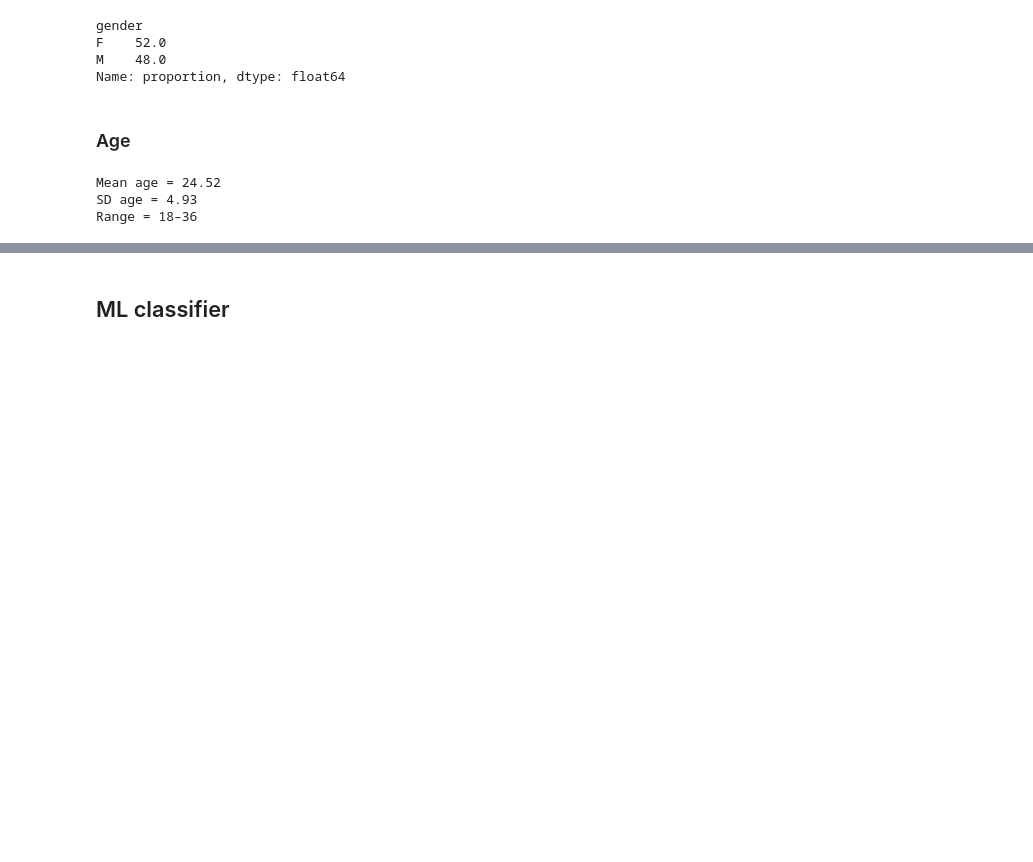
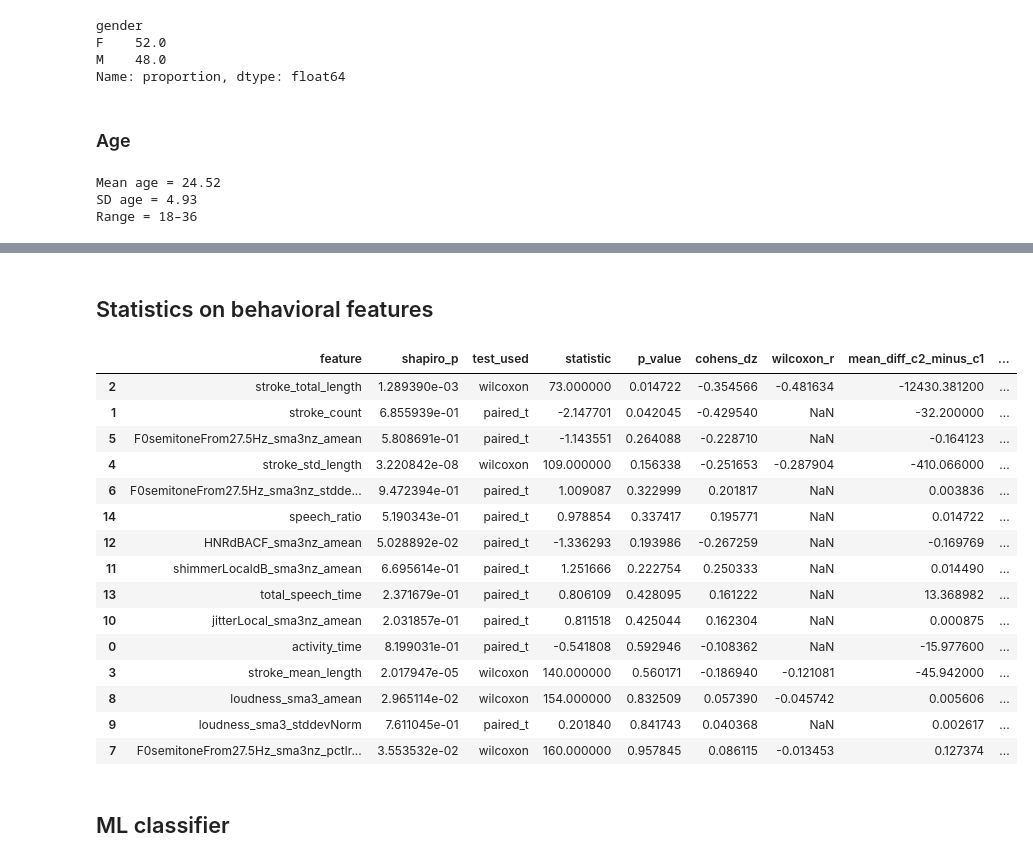
Before and after one commit to SARAI-Lab-KIT/draw_my_life_study_1, a Jupyter notebook: features_analysis_code/features_analysis_code.ipynb, the cells around one changed output, grey strips where cells are left out. Cells and saved outputs as stored; diff of their text form; code cells hidden in the pictures; blank space fills up the shorter version.

```diff
--- a/features_analysis_code/features_analysis_code.ipynb
+++ b/features_analysis_code/features_analysis_code.ipynb
@@ -86,15 +107,35 @@ def paired_test(df, variable, alternative, alpha=0.05):
 
     diff = df_paired[2] - df_paired[1]   # condition 2 minus condition 1
 
+    mean_c1 = np.mean(df_paired[1])
+    mean_c2 = np.mean(df_paired[2])
+    mean_diff = np.mean(diff)
+    sd_diff = np.std(diff, ddof=1)
+
+    # Cohen's dz
+    cohens_dz = mean_diff / sd_diff if sd_diff != 0 else np.nan
+
+    # 95% CI for mean difference
+    n = len(diff)
+    se_diff = sd_diff / np.sqrt(n)
+    t_crit = scipy.stats.t.ppf(0.975, df=n-1)
+    ci_low = mean_diff - t_crit * se_diff
+    ci_high = mean_diff + t_crit * se_diff
+
     # Normality test
     shapiro_stat, shapiro_p = scipy.stats.shapiro(diff)
 
     print(f"\n=== {variable} ===")
+    print(f"Mean C1 = {mean_c1:.3f}")
+    print(f"Mean C2 = {mean_c2:.3f}")
+    print(f"Mean difference (C2 - C1) = {mean_diff:.3f}")
+    print(f"95% CI of difference = [{ci_low:.3f}, {ci_high:.3f}]")
+    print(f"Cohen's dz = {cohens_dz:.3f}")
     print(f"Shapiro p = {shapiro_p:.4f}")
 
     if shapiro_p > alpha:
         print("Normality met → Paired t-test")
-        stat, p = scipy.stats.ttest_rel(df_paired[2], df_paired[1])
+        stat, p = scipy.stats.ttest_rel(df_paired[2], df_paired[1], alternative=alternative)
     else:
         print("Normality violated → Wilcoxon test")
         stat, p = scipy.stats.wilcoxon(df_paired[2], df_paired[1], alternative=alternative)
@@ -133,0 +191,2 @@ Conclusion: revealing_personal_information is significantly higher in Condition
+# %% [markdown]
+## Statistics on behavioral features
@@ -134,2 +238,41 @@ Conclusion: revealing_personal_information is significantly higher in Condition
+# %%
+# Run test on all behavioral features
+exclude_columns = ["participant_id", "condition", "gender", "age", "perceived_topic_intimacy", "personal_discomfort", "revealing_personal_information"]
+feature_columns = [col for col in features_df.columns if col not in exclude_columns]
+
+results = []
+
+for feature in feature_columns:
+    result = paired_test(features_df, feature, alternative="two-sided")
+    results.append(result)
+
+results_df = pd.DataFrame(results)
+# %%
+# Apply FDR Correction (False Discovery Rate, Benjamini–Hochberg)
+reject, pvals_corrected, _, _ = multipletests(results_df["p_value"], alpha=0.05, method="fdr_bh")
+
+results_df["p_fdr"] = pvals_corrected
+results_df["significant_fdr"] = reject
+results_df = results_df.sort_values("p_fdr")
+results_df["direction"] = np.where(results_df["mean_diff_c2_minus_c1"] > 0, "higher_in_c2", "lower_in_c2")
+
+results_df
+# %% [output]
+|  | feature | shapiro_p | test_used | statistic | p_value | cohens_dz | wilcoxon_r | mean_diff_c2_minus_c1 | ... |
+| 2 | stroke_total_length | 1.289390e-03 | wilcoxon | 73.000000 | 0.014722 | -0.354566 | -0.481634 | -12430.381200 | ... |
+| 1 | stroke_count | 6.855939e-01 | paired_t | -2.147701 | 0.042045 | -0.429540 | NaN | -32.200000 | ... |
+| 5 | F0semitoneFrom27.5Hz_sma3nz_amean | 5.808691e-01 | paired_t | -1.143551 | 0.264088 | -0.228710 | NaN | -0.164123 | ... |
+| 4 | stroke_std_length | 3.220842e-08 | wilcoxon | 109.000000 | 0.156338 | -0.251653 | -0.287904 | -410.066000 | ... |
+| 6 | F0semitoneFrom27.5Hz_sma3nz_stdde... | 9.472394e-01 | paired_t | 1.009087 | 0.322999 | 0.201817 | NaN | 0.003836 | ... |
+| 14 | speech_ratio | 5.190343e-01 | paired_t | 0.978854 | 0.337417 | 0.195771 | NaN | 0.014722 | ... |
+| 12 | HNRdBACF_sma3nz_amean | 5.028892e-02 | paired_t | -1.336293 | 0.193986 | -0.267259 | NaN | -0.169769 | ... |
+| 11 | shimmerLocaldB_sma3nz_amean | 6.695614e-01 | paired_t | 1.251666 | 0.222754 | 0.250333 | NaN | 0.014490 | ... |
+| 13 | total_speech_time | 2.371679e-01 | paired_t | 0.806109 | 0.428095 | 0.161222 | NaN | 13.368982 | ... |
+| 10 | jitterLocal_sma3nz_amean | 2.031857e-01 | paired_t | 0.811518 | 0.425044 | 0.162304 | NaN | 0.000875 | ... |
+| 0 | activity_time | 8.199031e-01 | paired_t | -0.541808 | 0.592946 | -0.108362 | NaN | -15.977600 | ... |
+| 3 | stroke_mean_length | 2.017947e-05 | wilcoxon | 140.000000 | 0.560171 | -0.186940 | -0.121081 | -45.942000 | ... |
+| 8 | loudness_sma3_amean | 2.965114e-02 | wilcoxon | 154.000000 | 0.832509 | 0.057390 | -0.045742 | 0.005606 | ... |
+| 9 | loudness_sma3_stddevNorm | 7.611045e-01 | paired_t | 0.201840 | 0.841743 | 0.040368 | NaN | 0.002617 | ... |
+| 7 | F0semitoneFrom27.5Hz_sma3nz_pctlr... | 3.553532e-02 | wilcoxon | 160.000000 | 0.957845 | 0.086115 | -0.013453 | 0.127374 | ... |
 # %% [markdown]
 ## ML classifier
```
Also changed, not shown: parts of 17 cells of this notebook.
